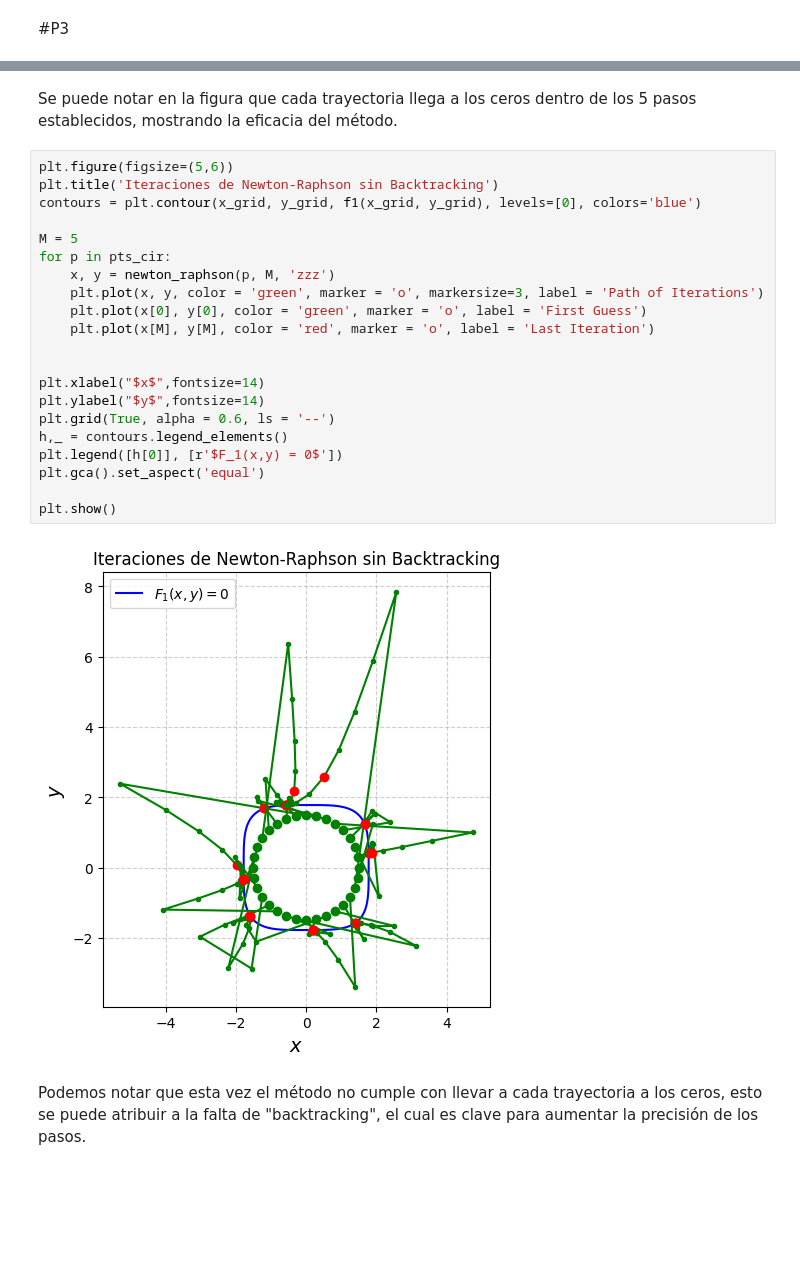
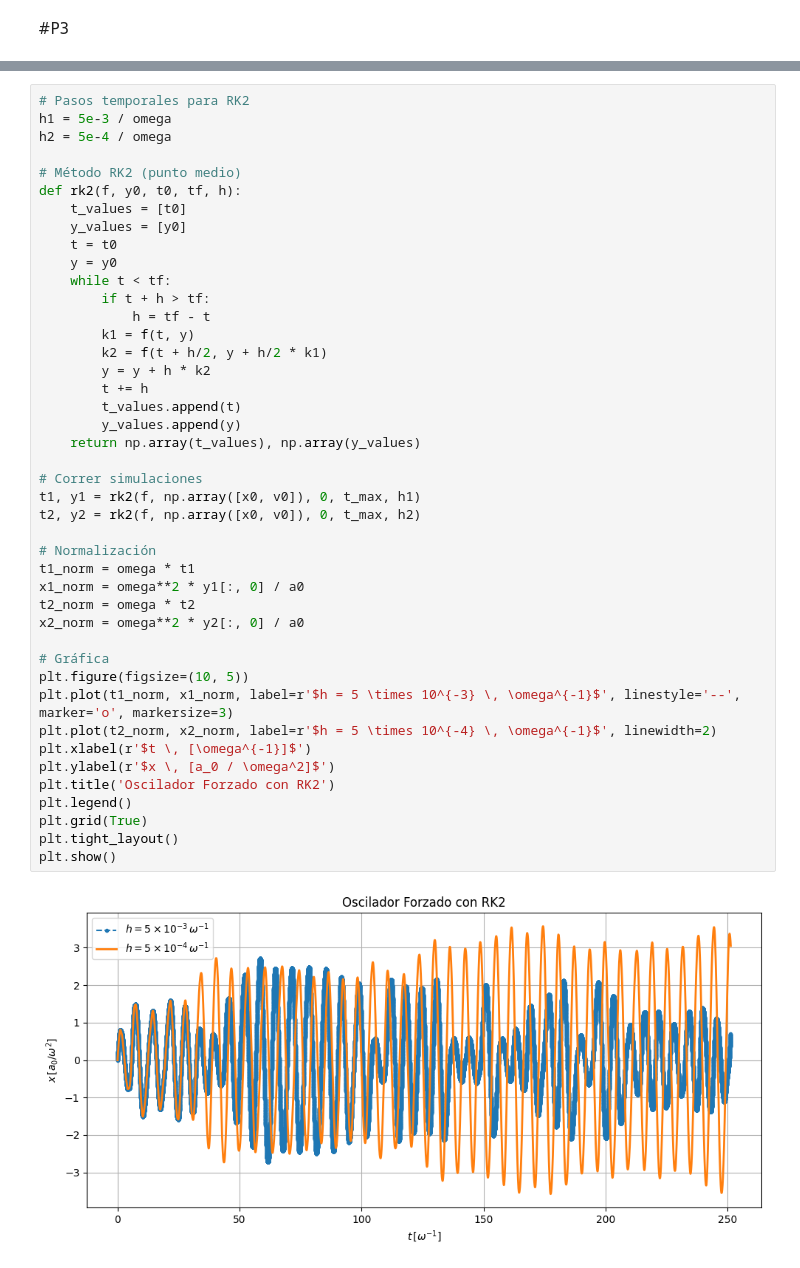
Before and after one commit to conichito/F3104, a Jupyter notebook: Tarea 3/tarea3.ipynb, the cells around one changed output, grey strips where cells are left out. Saved outputs shown, nothing was run; the diff lists cells and outputs as text; blank space fills up the shorter version.

```diff
--- a/Tarea 3/tarea3.ipynb
+++ b/Tarea 3/tarea3.ipynb
@@ -475,27 +122,45 @@ plt.show()
-# %% [markdown]
-Se puede notar en la figura que cada trayectoria llega a los ceros dentro de los 5 pasos establecidos, mostrando la eficacia del método.
-# %%
-plt.figure(figsize=(5,6))
-plt.title('Iteraciones de Newton-Raphson sin Backtracking')
-contours = plt.contour(x_grid, y_grid, f1(x_grid, y_grid), levels=[0], colors='blue')
-
-M = 5
-for p in pts_cir:
-    x, y = newton_raphson(p, M, 'zzz')
-    plt.plot(x, y, color = 'green', marker = 'o', markersize=3, label = 'Path of Iterations')
-    plt.plot(x[0], y[0], color = 'green', marker = 'o', label = 'First Guess')
-    plt.plot(x[M], y[M], color = 'red', marker = 'o', label = 'Last Iteration')
-
-
-plt.xlabel("$x$",fontsize=14)
-plt.ylabel("$y$",fontsize=14)
-plt.grid(True, alpha = 0.6, ls = '--')
-h,_ = contours.legend_elements()
-plt.legend([h[0]], [r'$F_1(x,y) = 0$'])
-plt.gca().set_aspect('equal')
-
-plt.show()
-# %% [output]
-[figure, removed]
-# %% [markdown]
-Podemos notar que esta vez el método no cumple con llevar a cada trayectoria a los ceros, esto se puede atribuir a la falta de "backtracking", el cual es clave para aumentar la precisión de los pasos.
+# %%
+# Pasos temporales para RK2
+h1 = 5e-3 / omega
+h2 = 5e-4 / omega
+
+# Método RK2 (punto medio)
+def rk2(f, y0, t0, tf, h):
+    t_values = [t0]
+    y_values = [y0]
+    t = t0
+    y = y0
+    while t < tf:
+        if t + h > tf:
+            h = tf - t
+        k1 = f(t, y)
+        k2 = f(t + h/2, y + h/2 * k1)
+        y = y + h * k2
+        t += h
+        t_values.append(t)
+        y_values.append(y)
+    return np.array(t_values), np.array(y_values)
+
+# Correr simulaciones
+t1, y1 = rk2(f, np.array([x0, v0]), 0, t_max, h1)
+t2, y2 = rk2(f, np.array([x0, v0]), 0, t_max, h2)
+
+# Normalización
+t1_norm = omega * t1
+x1_norm = omega**2 * y1[:, 0] / a0
+t2_norm = omega * t2
+x2_norm = omega**2 * y2[:, 0] / a0
+
+# Gráfica
+plt.figure(figsize=(10, 5))
+plt.plot(t1_norm, x1_norm, label=r'$h = 5 \times 10^{-3} \, \omega^{-1}$', linestyle='--', marker='o', markersize=3)
+plt.plot(t2_norm, x2_norm, label=r'$h = 5 \times 10^{-4} \, \omega^{-1}$', linewidth=2)
+plt.xlabel(r'$t \, [\omega^{-1}]$')
+plt.ylabel(r'$x \, [a_0 / \omega^2]$')
+plt.title('Oscilador Forzado con RK2')
+plt.legend()
+plt.grid(True)
+plt.tight_layout()
+plt.show()
+# %% [output]
+[figure, added]
```
Also changed, not shown: parts of 22 cells of this notebook.
